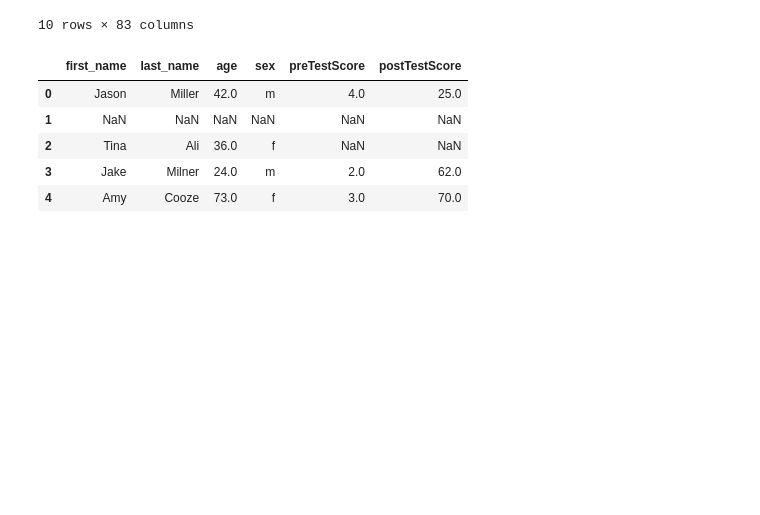
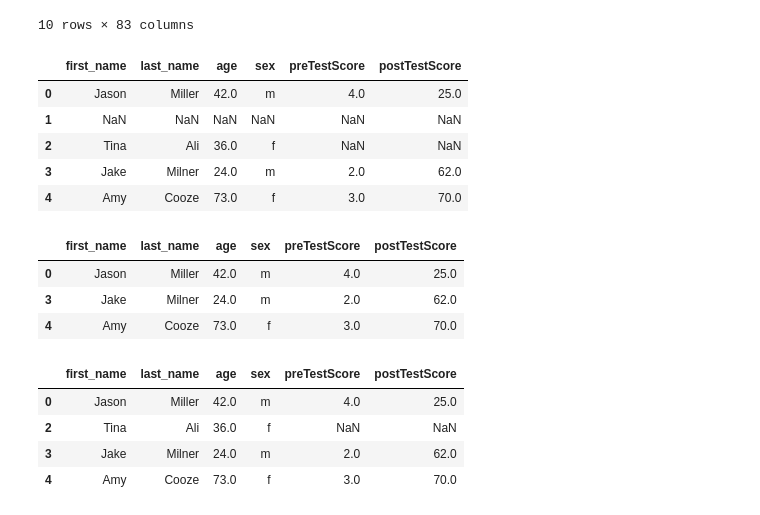
Before and after one commit to shionguha/cosc3570-introdatascience-fa18, a Jupyter notebook: oct23-25-inclass.ipynb, the cells around one changed output. Drawn from its saved outputs; the diff is of its cells as text; code cells hidden in the pictures; blank space fills up the shorter version.

```diff
--- a/oct23-25-inclass.ipynb
+++ b/oct23-25-inclass.ipynb
@@ -75,3 +75,22 @@ df
 | 2 | Tina | Ali | 36.0 | f | NaN | NaN |
 | 3 | Jake | Milner | 24.0 | m | 2.0 | 62.0 |
 | 4 | Amy | Cooze | 73.0 | f | 3.0 | 70.0 |
+# %%
+#drop missing values
+df_not_missing = df.dropna()
+df_not_missing
+# %% [output]
+|  | first_name | last_name | age | sex | preTestScore | postTestScore |
+| 0 | Jason | Miller | 42.0 | m | 4.0 | 25.0 |
+| 3 | Jake | Milner | 24.0 | m | 2.0 | 62.0 |
+| 4 | Amy | Cooze | 73.0 | f | 3.0 | 70.0 |
+# %%
+#drop all the rows for which all cells in that row = nan
+df_cleaned = df.dropna(how='all')
+df_cleaned
+# %% [output]
+|  | first_name | last_name | age | sex | preTestScore | postTestScore |
+| 0 | Jason | Miller | 42.0 | m | 4.0 | 25.0 |
+| 2 | Tina | Ali | 36.0 | f | NaN | NaN |
+| 3 | Jake | Milner | 24.0 | m | 2.0 | 62.0 |
+| 4 | Amy | Cooze | 73.0 | f | 3.0 | 70.0 |
```
Also changed, not shown: parts of 5 cells of this notebook.
